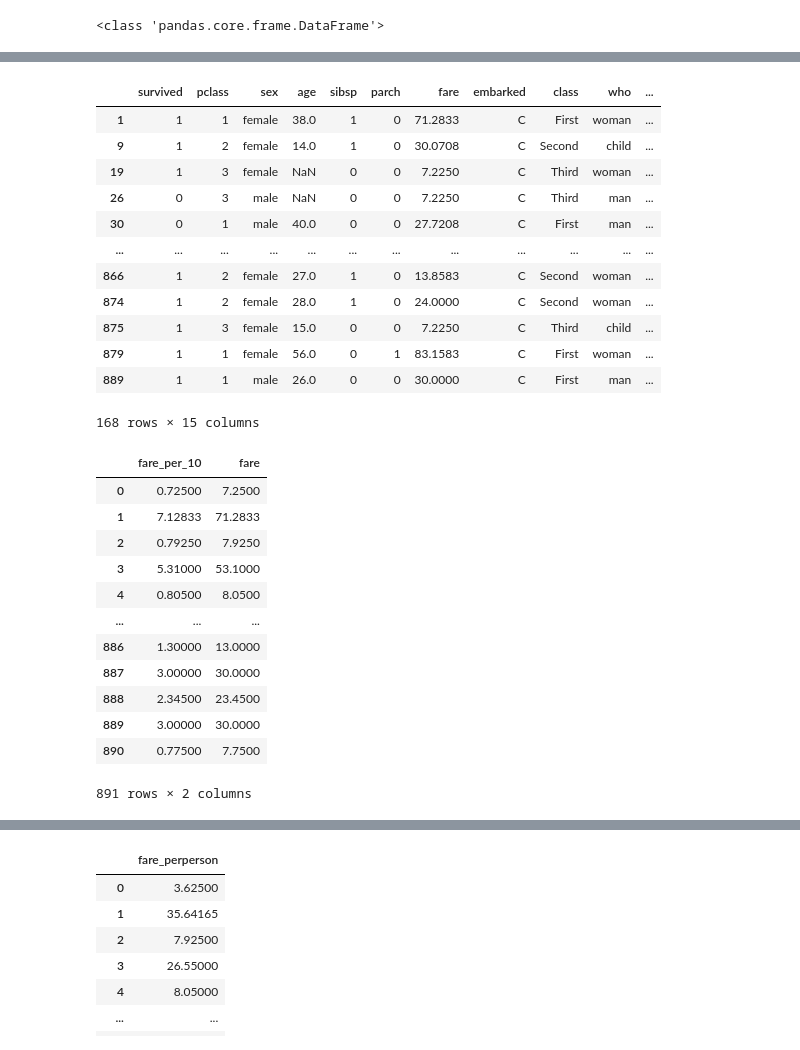
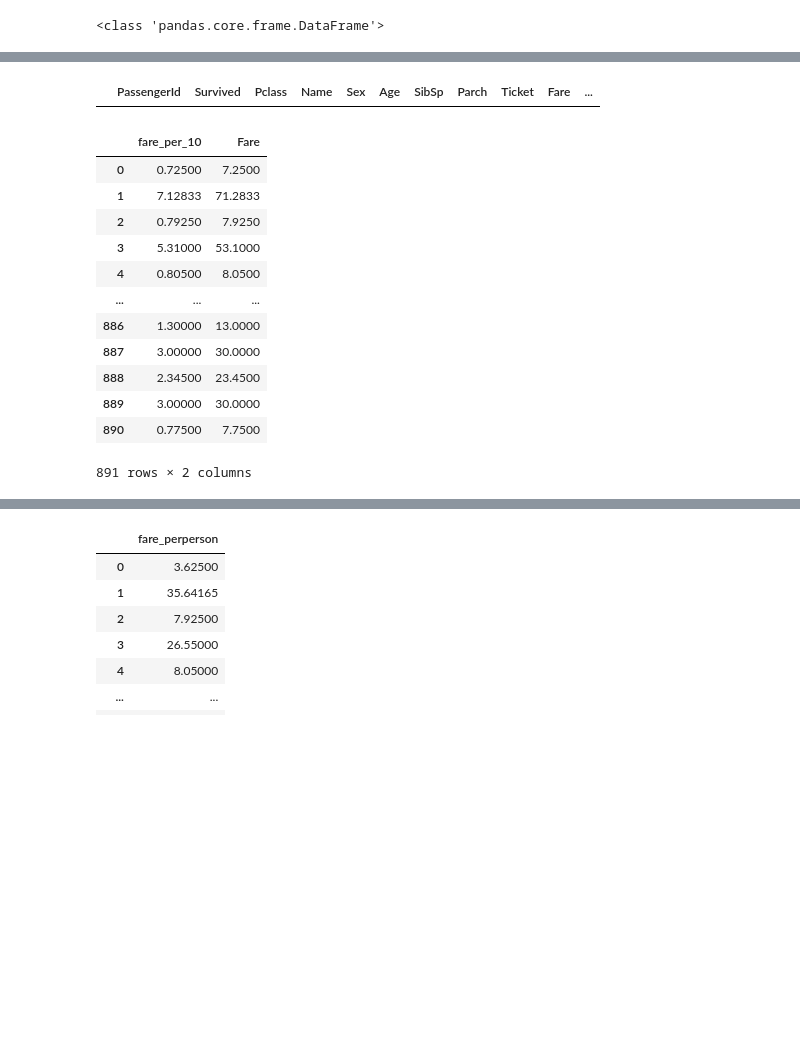
Before and after one commit to habibrmdni0-hue/Data-Science, a Jupyter notebook: Untitled3.ipynb, the cells around one changed output, grey strips where cells are left out. Saved outputs shown, nothing was run; the diff lists cells and outputs as text; code cells hidden in the pictures; blank space fills up the shorter version.

```diff
--- a/Untitled3.ipynb
+++ b/Untitled3.ipynb
@@ -266,12 +266,12 @@ np.where(arr > 2, "besar", "kecil")
 [3 4 5]
 array(['kecil', 'kecil', 'besar', 'besar', 'besar'], dtype='<U5')
 # %%
-# 3.2 #
-
 import pandas as pd
 import seaborn as sns
 
-df = sns.load_dataset('titanic')
+#df = sns.load_dataset('titanic')
+
+# df = sns.load_dataset('titanic') # Commented out to avoid 'Too Many Requests' error as df is already loaded
 # %%
 print(type(df))
 # %% [output]
@@ -659,19 +662,7 @@ df[df['embark_town'].isin(['Southampton', 'Cherbourg'])]
 # %%
-df[df['embark_town'].str.contains('bourg', case=False, na=False)]
+df[df['Embarked'].str.contains('b', case=False, na=False)]
 # %% [output]
-|  | survived | pclass | sex | age | sibsp | parch | fare | embarked | class | who | ... |
-| 1 | 1 | 1 | female | 38.0 | 1 | 0 | 71.2833 | C | First | woman | ... |
-| 9 | 1 | 2 | female | 14.0 | 1 | 0 | 30.0708 | C | Second | child | ... |
-| 19 | 1 | 3 | female | NaN | 0 | 0 | 7.2250 | C | Third | woman | ... |
-| 26 | 0 | 3 | male | NaN | 0 | 0 | 7.2250 | C | Third | man | ... |
-| 30 | 0 | 1 | male | 40.0 | 0 | 0 | 27.7208 | C | First | man | ... |
-| ... | ... | ... | ... | ... | ... | ... | ... | ... | ... | ... | ... |
-| 866 | 1 | 2 | female | 27.0 | 1 | 0 | 13.8583 | C | Second | woman | ... |
-| 874 | 1 | 2 | female | 28.0 | 1 | 0 | 24.0000 | C | Second | woman | ... |
-| 875 | 1 | 3 | female | 15.0 | 0 | 0 | 7.2250 | C | Third | child | ... |
-| 879 | 1 | 1 | female | 56.0 | 0 | 1 | 83.1583 | C | First | woman | ... |
-| 889 | 1 | 1 | male | 26.0 | 0 | 0 | 30.0000 | C | First | man | ... |
+|  | PassengerId | Survived | Pclass | Name | Sex | Age | SibSp | Parch | Ticket | Fare | ... |
-168 rows × 15 columns
 # %%
 #na=False sebagai mengganti yang none karena missing value sebagai false
 # %%
@@ -679,8 +670,8 @@ df['fare_per_10'] = df['fare'] / 10
 # kolom baru dari operasi
 # %%
-df[['fare_per_10', 'fare']]
+df[['fare_per_10', 'Fare']]
 # %% [output]
-|  | fare_per_10 | fare |
+|  | fare_per_10 | Fare |
 | 0 | 0.72500 | 7.2500 |
 | 1 | 7.12833 | 71.2833 |
 | 2 | 0.79250 | 7.9250 |
```
Also changed, not shown: parts of 67 cells of this notebook.
